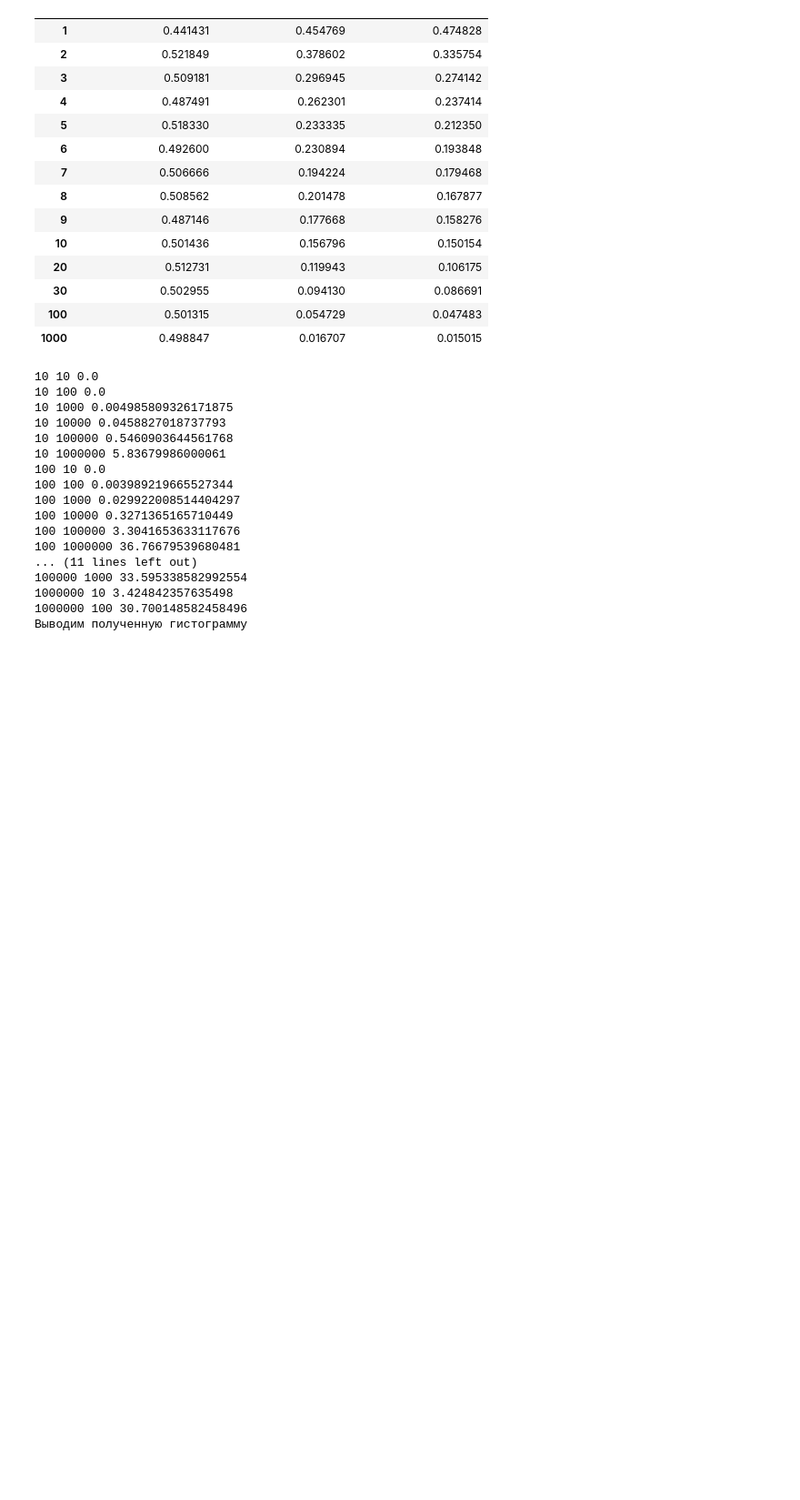
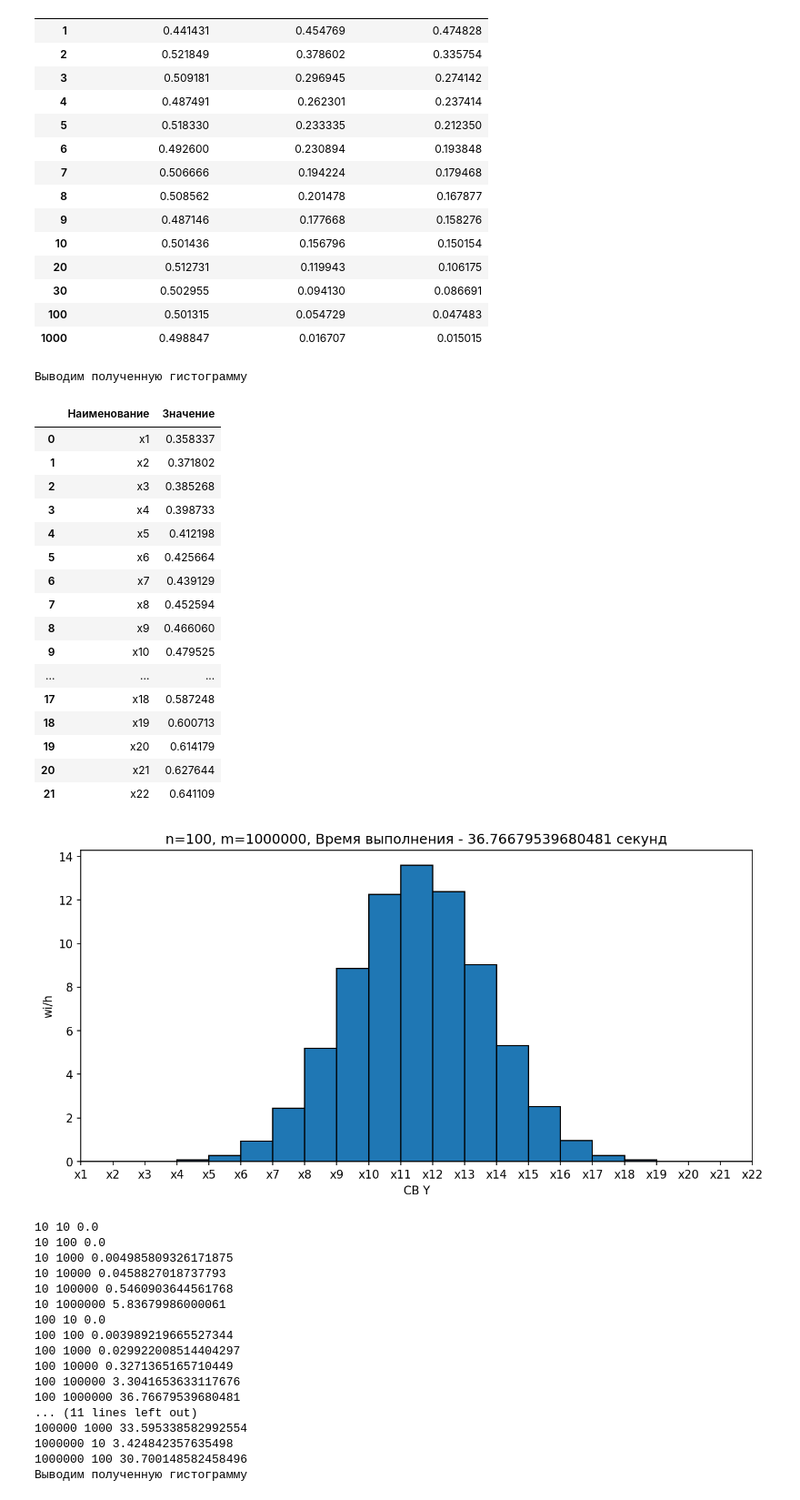
Before and after one commit to TheDeaX-Lab/solution1, a Jupyter notebook: test.ipynb, the cells around one changed output. Shown at 91% size. Drawn from its saved outputs; the diff is of its cells as text; code cells hidden in the pictures; blank space fills up the shorter version.

```diff
--- a/test.ipynb
+++ b/test.ipynb
@@ -90,4 +90,51 @@ def CI_U_G(a, b, n, m):
     wi = [yi[i]/m for i in range(r)]
     hi = [(wi[i]/delta) for i in range(r)]
     return [delta, xi, hi]
+# %%
+import json
+with open("values.json") as f:
+    graph = json.load(f)
+fig, ax = plt.subplots()
+fig.set_dpi(150)
+fig.set_size_inches(10.5, 5, forward=True)
+n, m, time_waited, delta, xi, hi = graph
+xmin = min(xi)
+xmax = max(xi)
+R = xmax - xmin
+ax.bar(list(map(lambda x: (xi[x]+xi[x+1])/2, range(len(xi)-1))), hi, delta, edgecolor="black")
+ax.set_xlim(min(xi), max(xi))
+ax.set_xlabel('СВ Y')
+ax.set_ylabel('wi/h')
+ax.set_title(f"n={n}, m={m}, Время выполнения - {time_waited} секунд")
+ax.set_xticks(xi)
+labels = [f"x{i}" for i in range(1, len(xi) + 1)]
+ax.set_xticklabels(labels)
+#ax.set_yticks([0] + hi)
+print("Выводим полученную гистограмму")
+display(
+    pandas.DataFrame(
+        zip(labels, xi),
+        columns=['Наименование', 'Значение']
+    )
+)
+# %% [output]
+Выводим полученную гистограмму
+|  | Наименование | Значение |
+| 0 | x1 | 0.358337 |
+| 1 | x2 | 0.371802 |
+| 2 | x3 | 0.385268 |
+| 3 | x4 | 0.398733 |
+| 4 | x5 | 0.412198 |
+| 5 | x6 | 0.425664 |
+| 6 | x7 | 0.439129 |
+| 7 | x8 | 0.452594 |
+| 8 | x9 | 0.466060 |
+| 9 | x10 | 0.479525 |
+| ... | ... | ... |
+| 17 | x18 | 0.587248 |
+| 18 | x19 | 0.600713 |
+| 19 | x20 | 0.614179 |
+| 20 | x21 | 0.627644 |
+| 21 | x22 | 0.641109 |
+[figure, added]
 # %%
```
Also changed, not shown: parts of 2 cells of this notebook, 1 other file.
